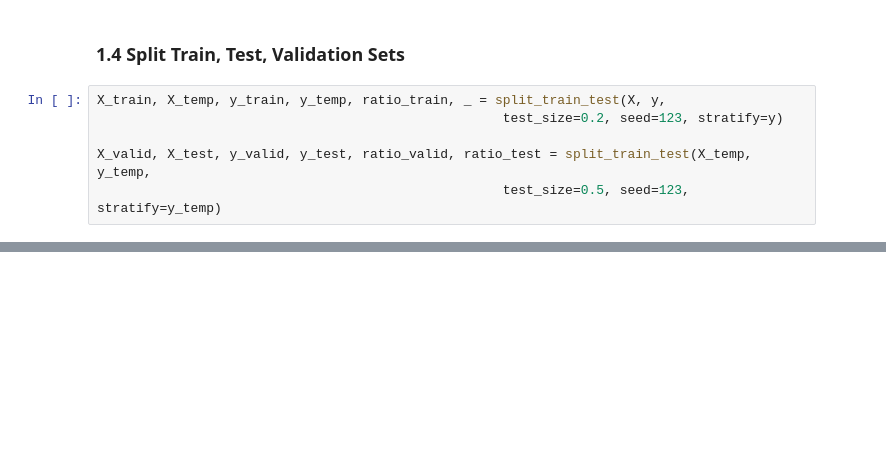
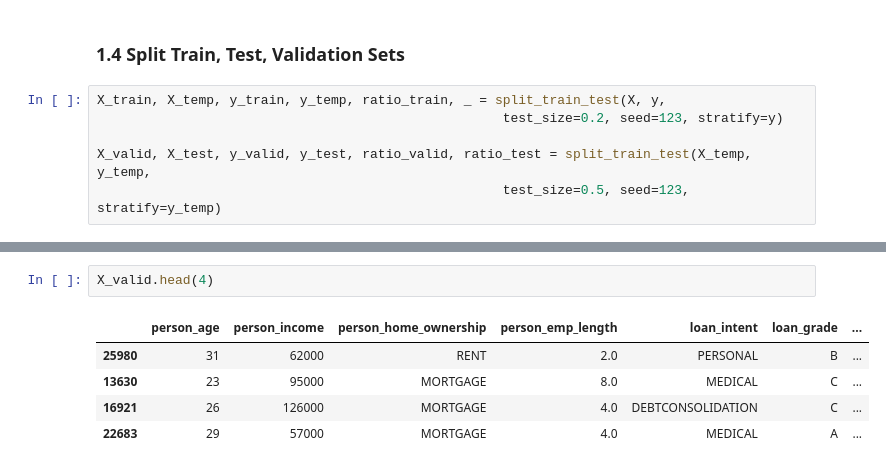
Before and after one commit to Code2Drift/Aditya_MLPROCESS, a Jupyter notebook: data_preparation.ipynb, the cells around one changed output, grey strips where cells are left out. Cells and saved outputs as stored; diff of their text form; blank space fills up the shorter version.

```diff
--- a/data_preparation.ipynb
+++ b/data_preparation.ipynb
@@ -226,0 +263,8 @@ X_valid, X_test, y_valid, y_test, ratio_valid, ratio_test = split_train_test(X_t
+# %%
+X_valid.head(4)
+# %% [output]
+|  | person_age | person_income | person_home_ownership | person_emp_length | loan_intent | loan_grade | ... |
+| 25980 | 31 | 62000 | RENT | 2.0 | PERSONAL | B | ... |
+| 13630 | 23 | 95000 | MORTGAGE | 8.0 | MEDICAL | C | ... |
+| 16921 | 26 | 126000 | MORTGAGE | 4.0 | DEBTCONSOLIDATION | C | ... |
+| 22683 | 29 | 57000 | MORTGAGE | 4.0 | MEDICAL | A | ... |
```
Also changed, not shown: parts of 4 cells of this notebook.
